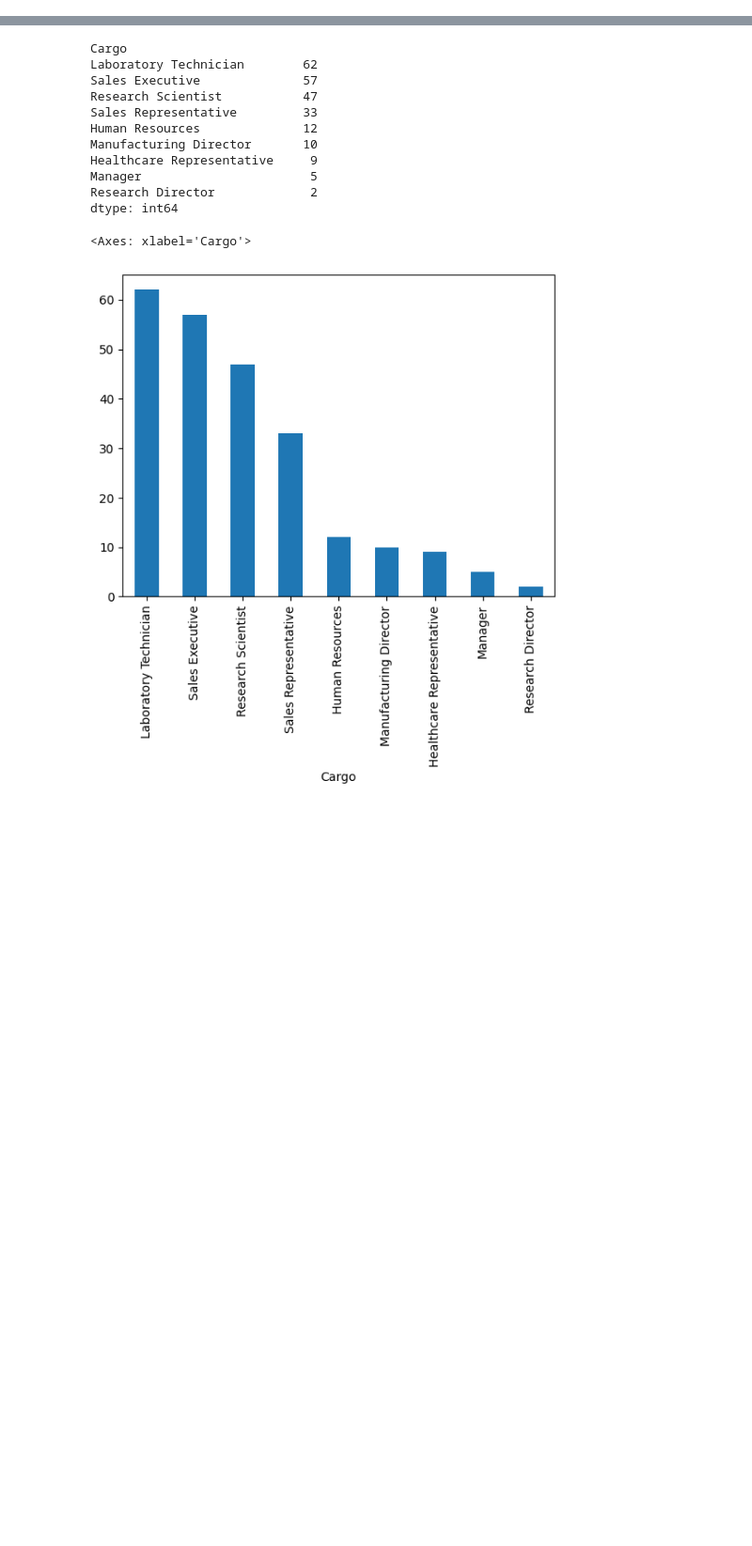
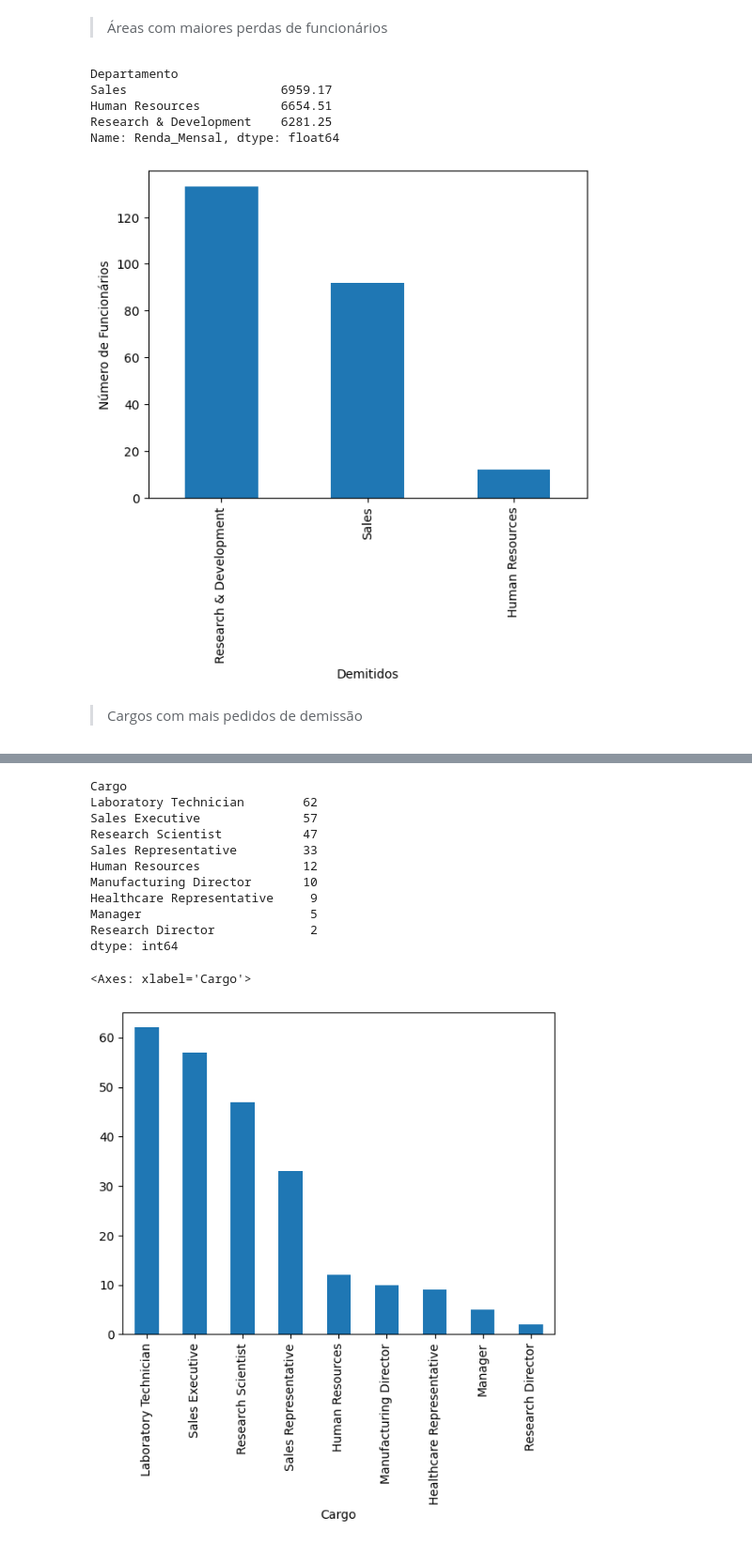
Before and after one commit to devigorll/analise_atrito, a Jupyter notebook: notebooks/exploracao.ipynb, the cells around one changed output, grey strips where cells are left out. Shown at 94% size. Drawn from its saved outputs; the diff is of its cells as text; code cells hidden in the pictures; blank space fills up the shorter version.

```diff
--- a/notebooks/exploracao.ipynb
+++ b/notebooks/exploracao.ipynb
@@ -30,0 +69,21 @@ demitidos_genero.unstack().plot(kind="bar", stacked=True, ax=plt.gca())
+# %% [markdown]
+> Áreas com maiores perdas de funcionários
+# %%
+perda_departamento = df.groupby([df["Demitido"] == "Yes", "Departamento"]).size()
+media_salarios_departamento = df.groupby("Departamento")["Renda_Mensal"].mean()
+
+
+perda_departamento[True].sort_values(ascending = False).plot(kind="bar", stacked=True, ax=plt.gca())
+plt.xlabel("Demitidos")
+plt.ylabel("Número de Funcionários")
+
+media_salarios_departamento.round(2).sort_values(ascending = False)
+# %% [output]
+Departamento
+Sales                     6959.17
+Human Resources           6654.51
+Research & Development    6281.25
+Name: Renda_Mensal, dtype: float64
+[figure, added]
+# %% [markdown]
+> Cargos com mais pedidos de demissão
```
Also changed, not shown: parts of 12 cells of this notebook, 1 other file.
